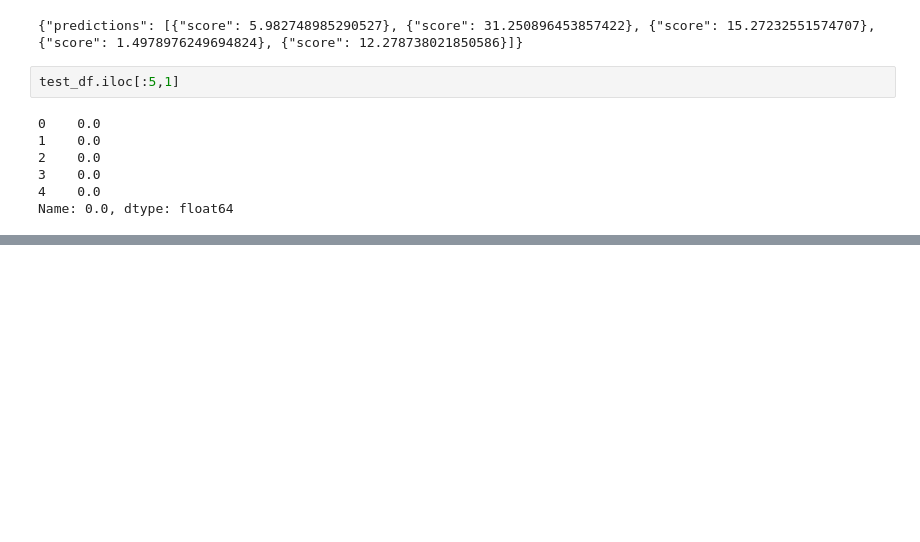
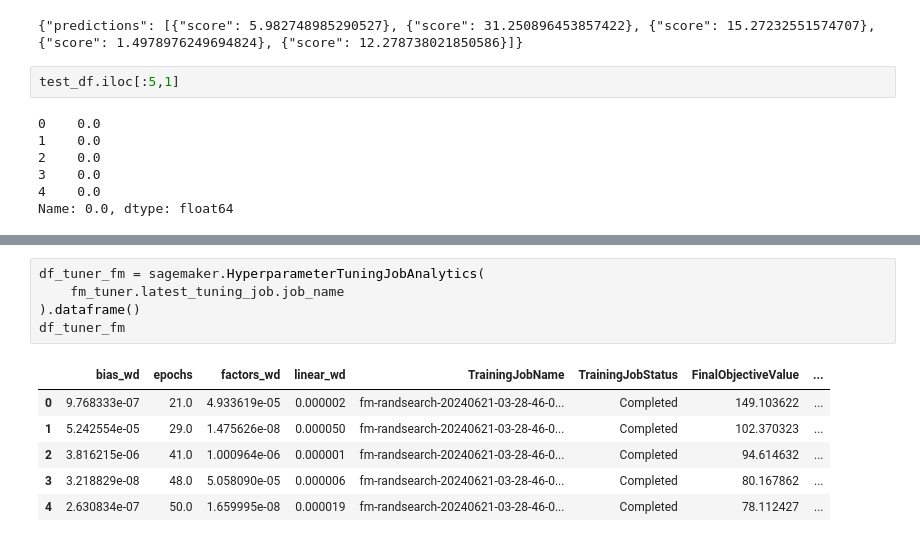
Before and after one commit to shunqi-wang/MLE-US-Flights, a Jupyter notebook: MLE-US-Flights.ipynb, the cells around one changed output, grey strips where cells are left out. Cells and saved outputs as stored; diff of their text form; blank space fills up the shorter version.

```diff
--- a/MLE-US-Flights.ipynb
+++ b/MLE-US-Flights.ipynb
@@ -957,0 +919,12 @@ UnexpectedStatusException: Error for Processing job linear-learner-2024-06-20-15
+# %%
+df_tuner_fm = sagemaker.HyperparameterTuningJobAnalytics(
+    fm_tuner.latest_tuning_job.job_name
+).dataframe()
+df_tuner_fm
+# %% [output]
+|  | bias_wd | epochs | factors_wd | linear_wd | TrainingJobName | TrainingJobStatus | FinalObjectiveValue | ... |
+| 0 | 9.768333e-07 | 21.0 | 4.933619e-05 | 0.000002 | fm-randsearch-20240621-03-28-46-0... | Completed | 149.103622 | ... |
+| 1 | 5.242554e-05 | 29.0 | 1.475626e-08 | 0.000050 | fm-randsearch-20240621-03-28-46-0... | Completed | 102.370323 | ... |
+| 2 | 3.816215e-06 | 41.0 | 1.000964e-06 | 0.000001 | fm-randsearch-20240621-03-28-46-0... | Completed | 94.614632 | ... |
+| 3 | 3.218829e-08 | 48.0 | 5.058090e-05 | 0.000006 | fm-randsearch-20240621-03-28-46-0... | Completed | 80.167862 | ... |
+| 4 | 2.630834e-07 | 50.0 | 1.659995e-08 | 0.000019 | fm-randsearch-20240621-03-28-46-0... | Completed | 78.112427 | ... |
```
Also changed, not shown: parts of 9 cells of this notebook, 1 other file.
